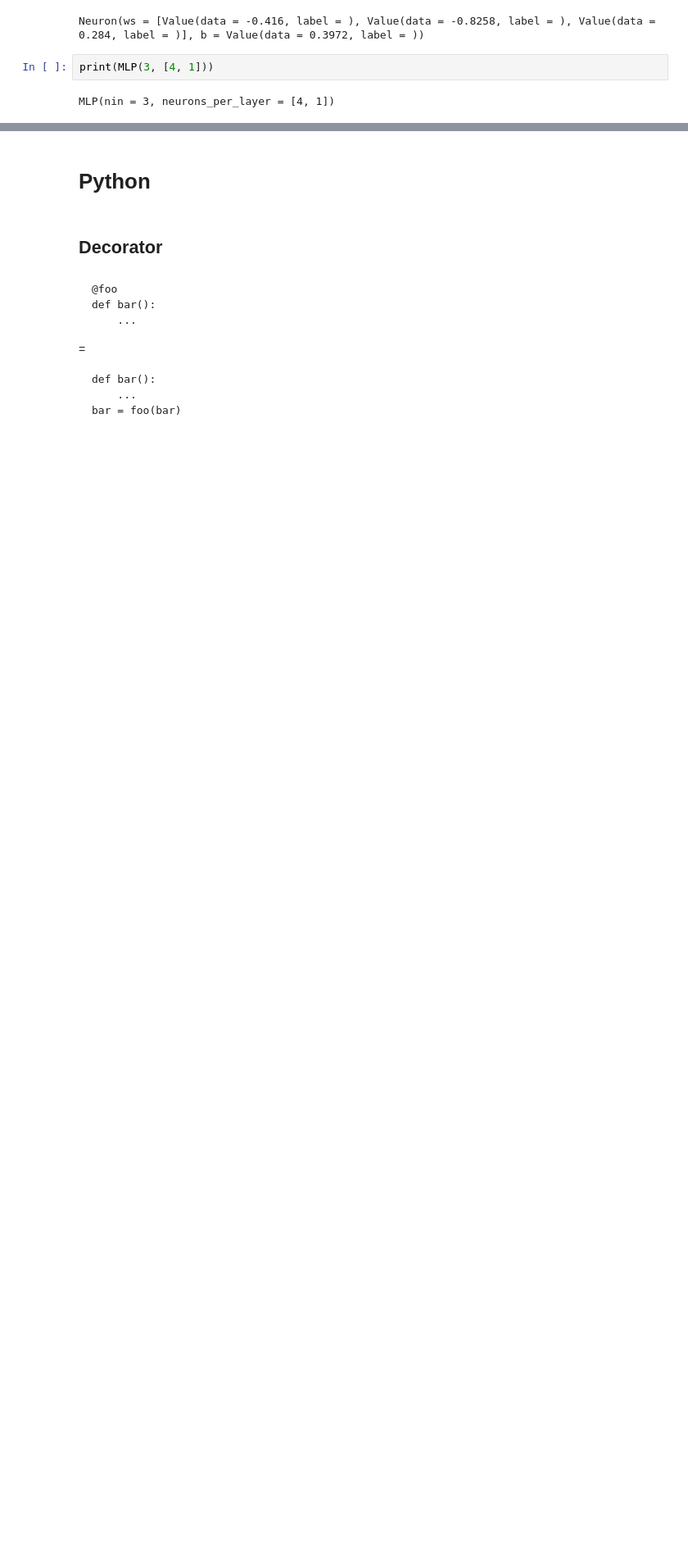
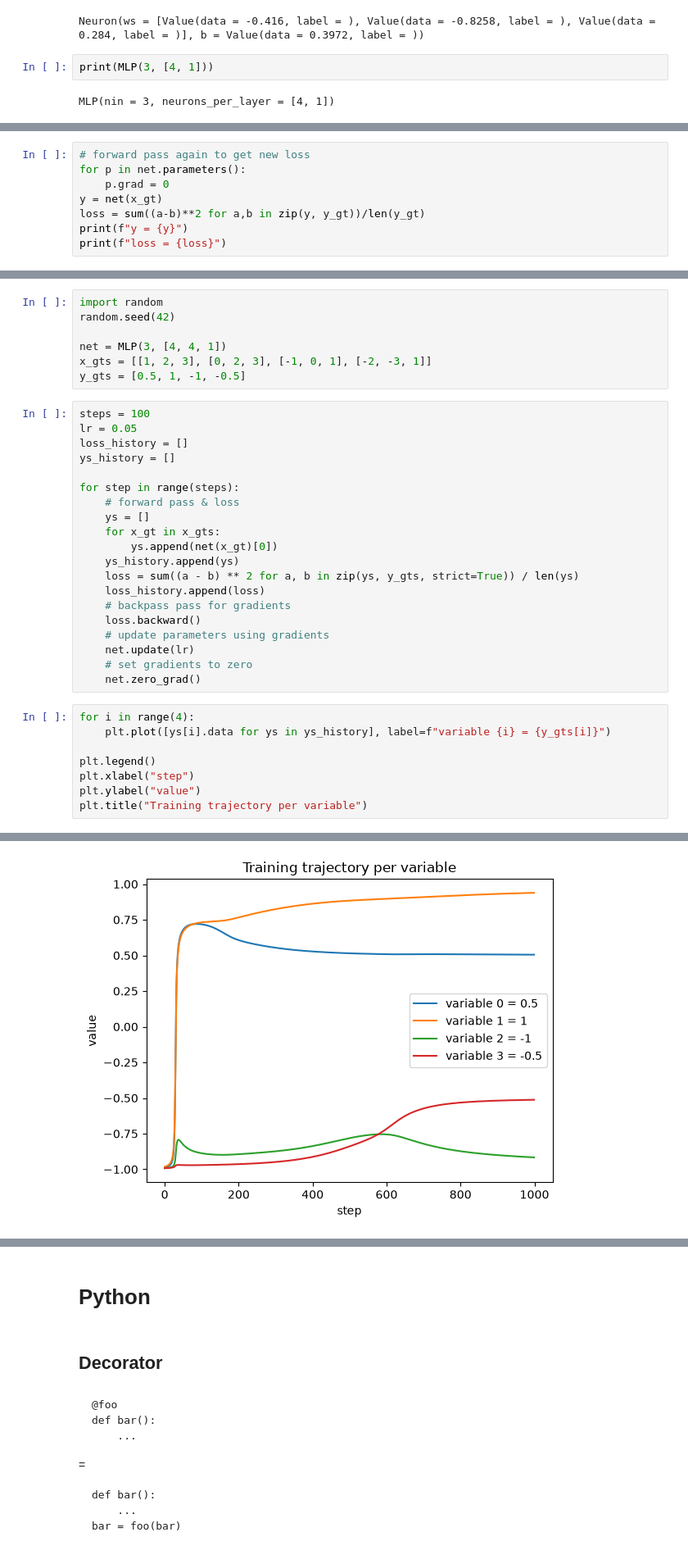
Before and after one commit to syncrodazt/micrograd-from-scratch, a Jupyter notebook: notebooks/03-scratch.ipynb, the cells around one changed output, grey strips where cells are left out. Shown at 82% size. Cells and saved outputs as stored; diff of their text form; blank space fills up the shorter version.

```diff
--- a/notebooks/03-scratch.ipynb
+++ b/notebooks/03-scratch.ipynb
@@ -86,0 +115,8 @@ MLP(nin = 3, neurons_per_layer = [4, 1])
+# %%
+# forward pass again to get new loss
+for p in net.parameters():
+    p.grad = 0
+y = net(x_gt)
+loss = sum((a-b)**2 for a,b in zip(y, y_gt))/len(y_gt)
+print(f"y = {y}")
+print(f"loss = {loss}")
@@ -86,0 +128,36 @@ MLP(nin = 3, neurons_per_layer = [4, 1])
+# %%
+import random
+random.seed(42)
+
+net = MLP(3, [4, 4, 1])
+x_gts = [[1, 2, 3], [0, 2, 3], [-1, 0, 1], [-2, -3, 1]]
+y_gts = [0.5, 1, -1, -0.5]
+# %%
+steps = 100
+lr = 0.05
+loss_history = []
+ys_history = []
+
+for step in range(steps):
+    # forward pass & loss
+    ys = []
+    for x_gt in x_gts:
+        ys.append(net(x_gt)[0])
+    ys_history.append(ys)
+    loss = sum((a - b) ** 2 for a, b in zip(ys, y_gts, strict=True)) / len(ys)
+    loss_history.append(loss)
+    # backpass pass for gradients
+    loss.backward()
+    # update parameters using gradients
+    net.update(lr)
+    # set gradients to zero
+    net.zero_grad()
+# %%
+for i in range(4):
+    plt.plot([ys[i].data for ys in ys_history], label=f"variable {i} = {y_gts[i]}")
+
+plt.legend()
+plt.xlabel("step")
+plt.ylabel("value")
+plt.title("Training trajectory per variable")
+# %% [output]
@@ -86,0 +165 @@ MLP(nin = 3, neurons_per_layer = [4, 1])
+[figure, added]
```
Also changed, not shown: parts of 18 cells of this notebook, 1 other file.
